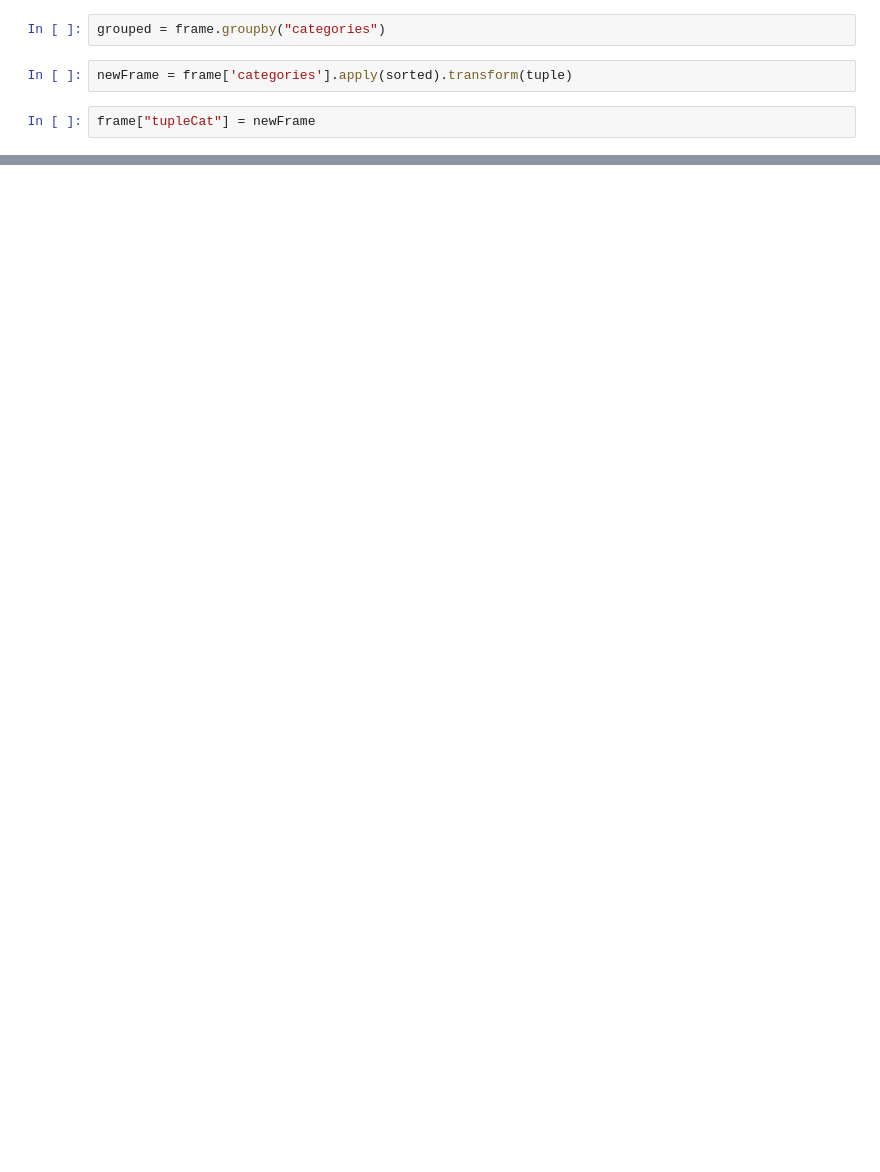
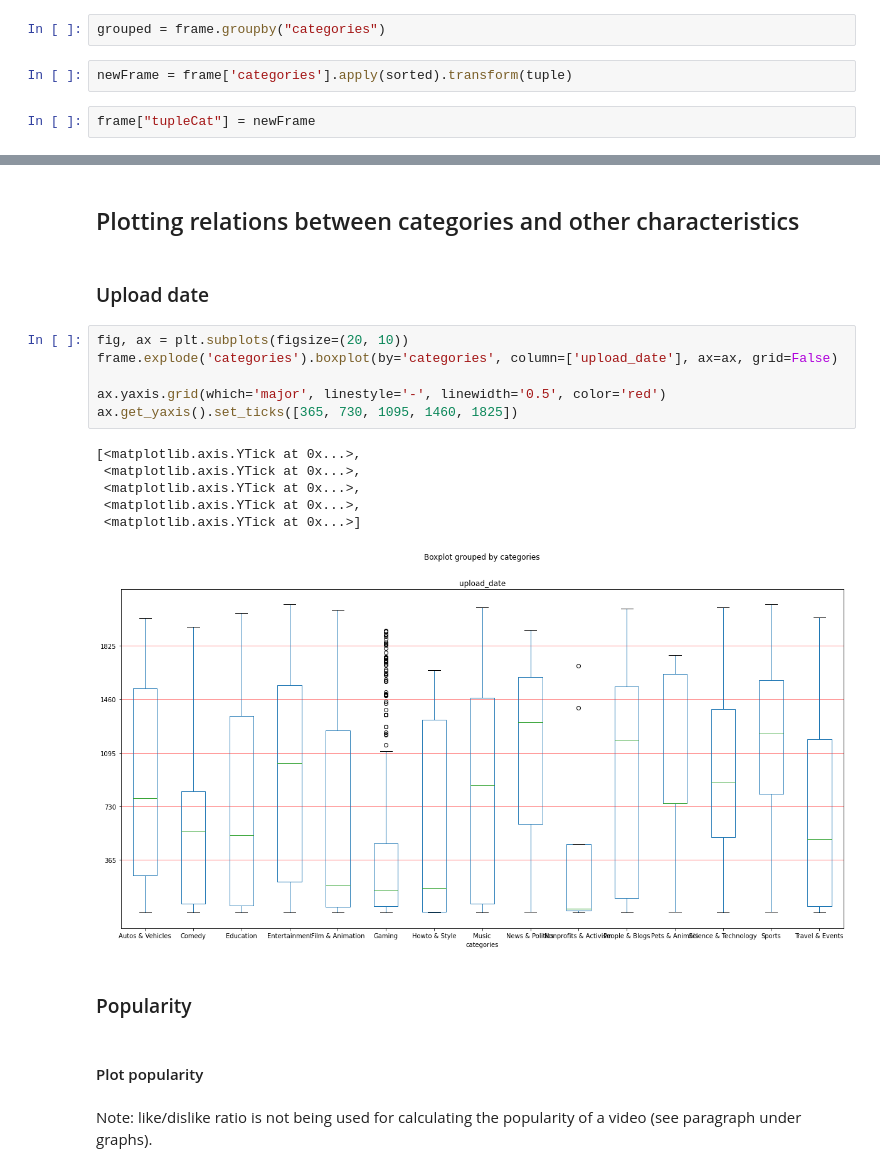
Before and after one commit to EppeMedia/video-trace-generator, a Jupyter notebook: notebooks/data_analyzing.ipynb, the cells around one changed output, grey strips where cells are left out. Drawn from its saved outputs; the diff is of its cells as text; blank space fills up the shorter version.

Commit message:
WIP: Plotting video characteristics an inferring relationships between them

```diff
--- a/notebooks/data_analyzing.ipynb
+++ b/notebooks/data_analyzing.ipynb
@@ -126 +139,24 @@ tupleCat
 Name: id, dtype: int64
+# %% [markdown]
+## Plotting relations between categories and other characteristics
+# %% [markdown]
+### Upload date
+# %%
+fig, ax = plt.subplots(figsize=(20, 10))
+frame.explode('categories').boxplot(by='categories', column=['upload_date'], ax=ax, grid=False)
+
+ax.yaxis.grid(which='major', linestyle='-', linewidth='0.5', color='red')
+ax.get_yaxis().set_ticks([365, 730, 1095, 1460, 1825])
+# %% [output]
+[<matplotlib.axis.YTick at 0x...>,
+ <matplotlib.axis.YTick at 0x...>,
+ <matplotlib.axis.YTick at 0x...>,
+ <matplotlib.axis.YTick at 0x...>,
+ <matplotlib.axis.YTick at 0x...>]
+[figure, added]
+# %% [markdown]
+### Popularity
+# %% [markdown]
+#### Plot popularity
+# %% [markdown]
+Note: like/dislike ratio is not being used for calculating the popularity of a video (see paragraph under graphs).
```
Also changed, not shown: parts of 30 cells of this notebook, 1 other file.
